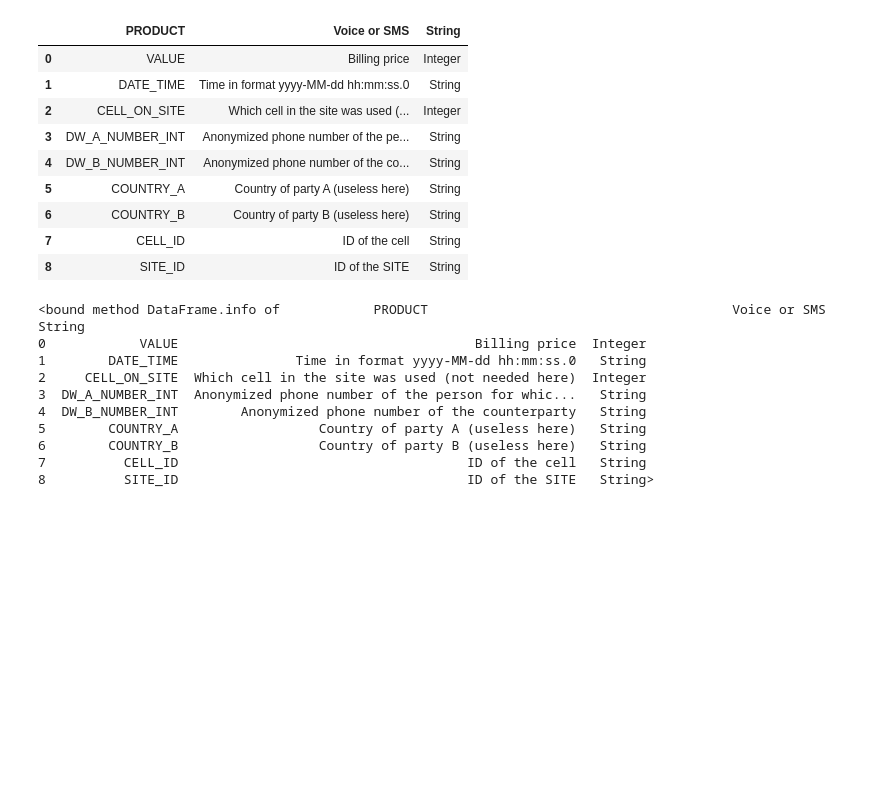
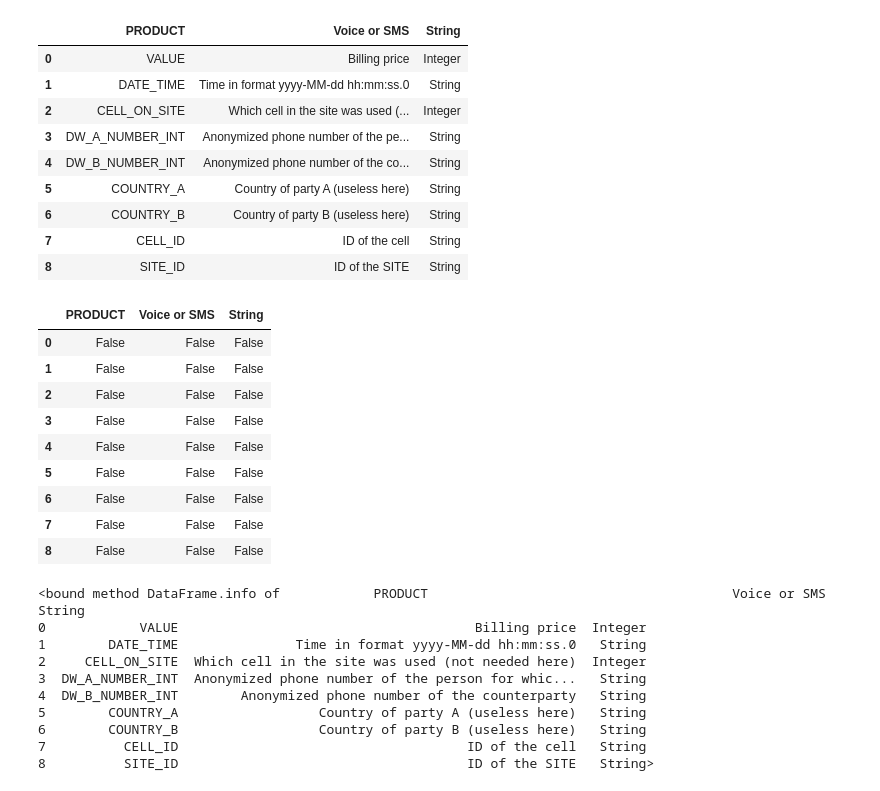
Before and after one commit to BrianMoringa/Week-3-IP-Submission-Brian-Onchweri-, a Jupyter notebook: Moringa_Data_Science_Prep_W3_Independent_Project_2022_07_Brian_Onchweri.ipynb, the cells around one changed output. Saved outputs shown, nothing was run; the diff lists cells and outputs as text; code cells hidden in the pictures; blank space fills up the shorter version.

```diff
--- a/Moringa_Data_Science_Prep_W3_Independent_Project_2022_07_Brian_Onchweri.ipynb
+++ b/Moringa_Data_Science_Prep_W3_Independent_Project_2022_07_Brian_Onchweri.ipynb
@@ -104,4 +109,18 @@ df2.head(10)
 | 6 | COUNTRY_B | Country of party B (useless here) | String |
 | 7 | CELL_ID | ID of the cell | String |
 | 8 | SITE_ID | ID of the SITE | String |
+# %%
+#checking NuLL values
+df2.isnull()
+# %% [output]
+|  | PRODUCT | Voice or SMS | String |
+| 0 | False | False | False |
+| 1 | False | False | False |
+| 2 | False | False | False |
+| 3 | False | False | False |
+| 4 | False | False | False |
+| 5 | False | False | False |
+| 6 | False | False | False |
+| 7 | False | False | False |
+| 8 | False | False | False |
 # %%
```
Also changed, not shown: parts of 9 cells of this notebook.
